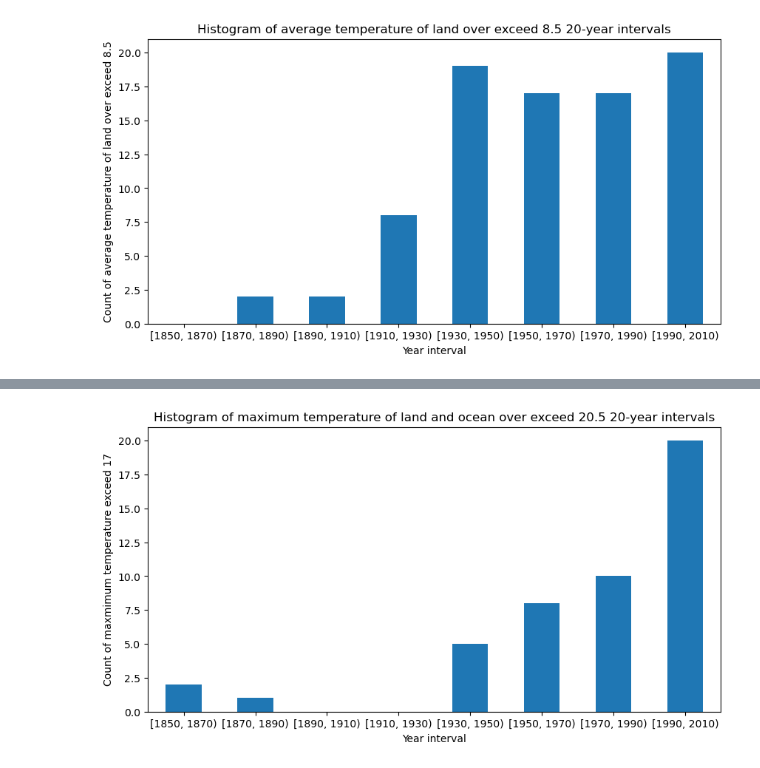
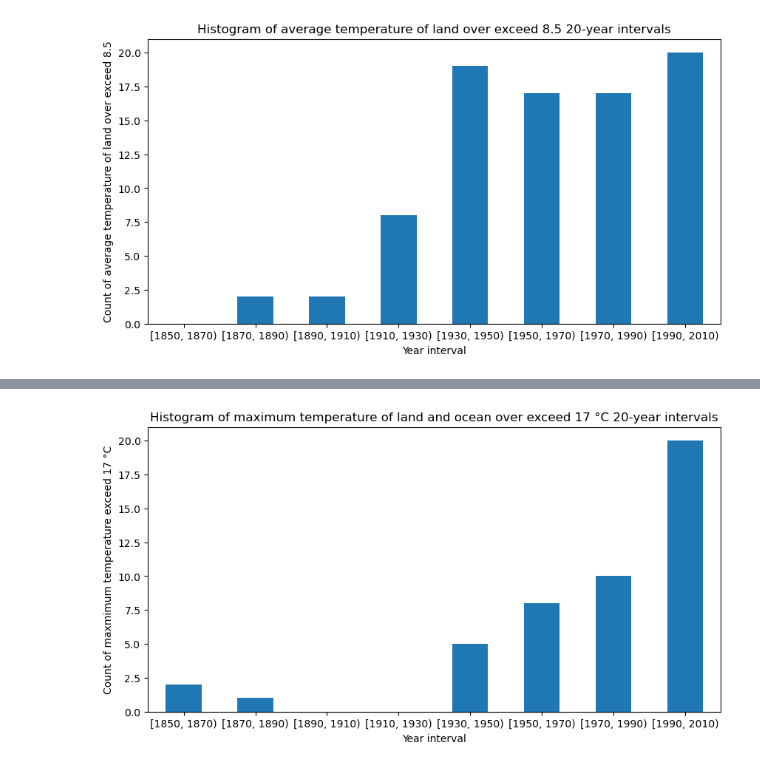
Before and after one commit to XinyangNick/ECO225-Project-1, a Jupyter notebook: Project One Xinyang.ipynb, the cells around one changed output, grey strips where cells are left out. Cells and saved outputs as stored; diff of their text form; code cells hidden in the pictures.

```diff
--- a/Project One Xinyang.ipynb
+++ b/Project One Xinyang.ipynb
@@ -717,14 +725,14 @@ plt.show()
 # %%
 df = YearMaxGlobal
 
 df['Year_bin'] = pd.cut(df.index, bins=range(1850, 2015, 20), right=False)
 binned_data = df.groupby('Year_bin')['LandOcean>=17'].sum()
 
 plt.figure(figsize=(10,5))
 binned_data.plot.bar(x='Year_bin', y='LandOcean>=17', rot=0)
 plt.xlabel('Year interval')
-plt.ylabel('Count of maxmimum temperature exceed 17')
-plt.title('Histogram of maximum temperature of land and ocean over exceed 20.5 20-year intervals')
+plt.ylabel('Count of maxmimum temperature exceed 17 °C')
+plt.title('Histogram of maximum temperature of land and ocean over exceed 17 °C 20-year intervals')
 plt.show()
 # %% [output]
-[figure, old version]
+[figure, new version]
```
Also changed, not shown: parts of 13 cells of this notebook.
